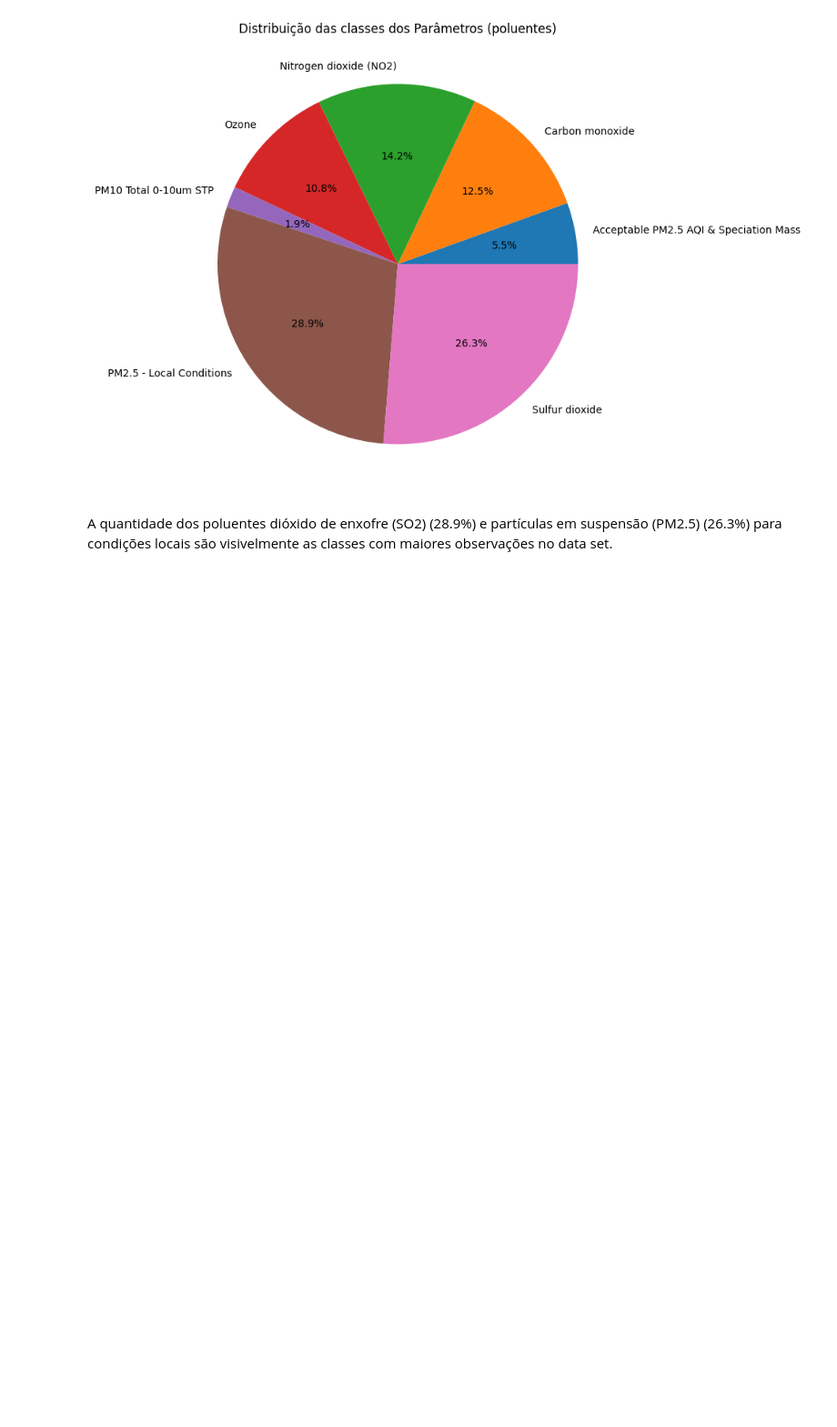
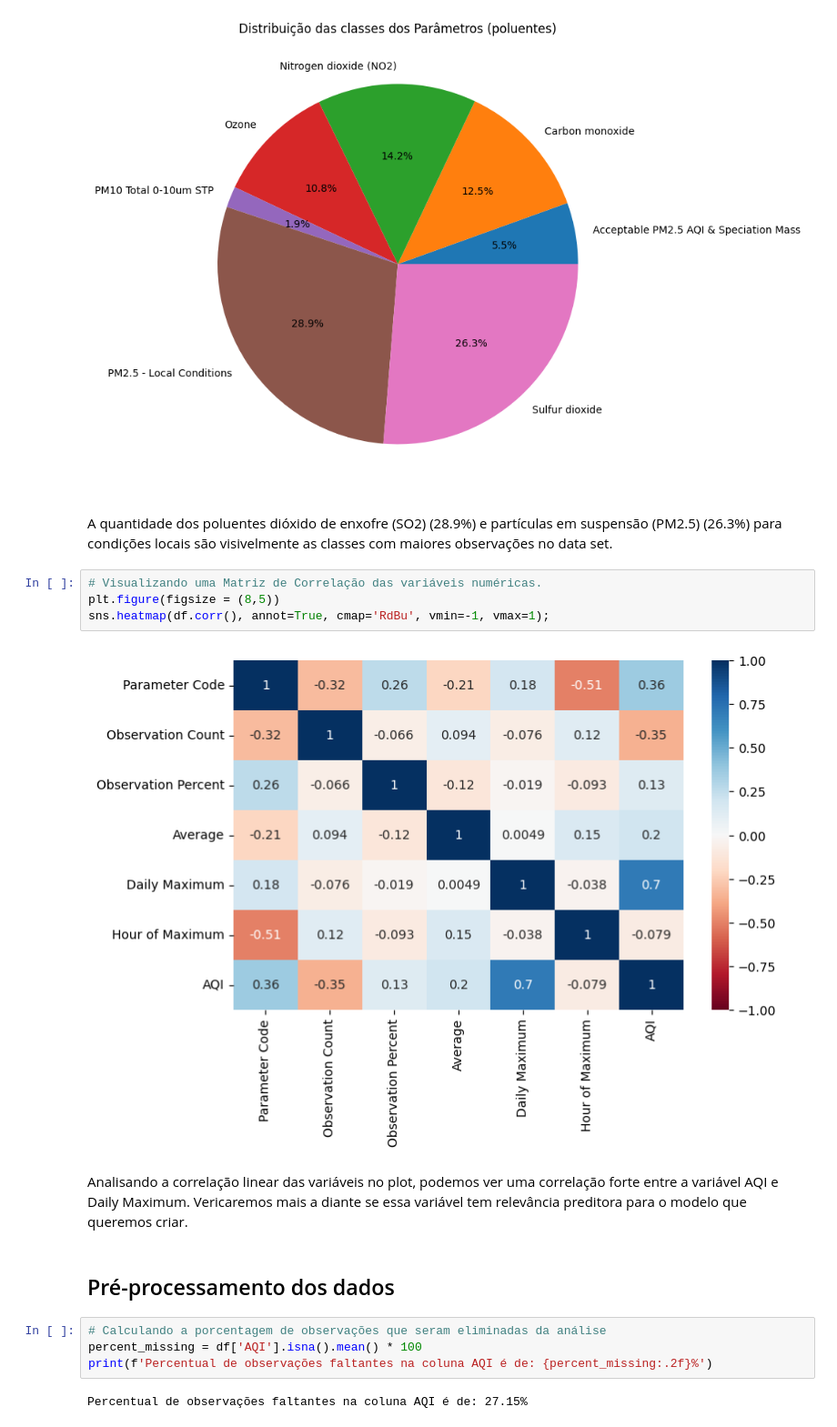
Before and after one commit to ViniciusMRod/MVP_Sprint01_PUC_Rio, a Jupyter notebook: MVP_Sprint01.ipynb, the cells around one changed output. Shown at 91% size. Drawn from its saved outputs; the diff is of its cells as text; blank space fills up the shorter version.

```diff
--- a/MVP_Sprint01.ipynb
+++ b/MVP_Sprint01.ipynb
@@ -184,3 +195,19 @@ plt.show()
 [figure]
 # %% [markdown]
 A quantidade dos poluentes dióxido de enxofre (SO2) (28.9%) e partículas em suspensão (PM2.5) (26.3%) para condições locais são visivelmente as classes com maiores observações no data set.
+# %%
+# Visualizando uma Matriz de Correlação das variáveis numéricas.
+plt.figure(figsize = (8,5))
+sns.heatmap(df.corr(), annot=True, cmap='RdBu', vmin=-1, vmax=1);
+# %% [output]
+[figure, added]
+# %% [markdown]
+Analisando a correlação linear das variáveis no plot, podemos ver uma correlação forte entre a variável AQI e Daily Maximum. Vericaremos mais a diante se essa variável tem relevância preditora para o modelo que queremos criar.
+# %% [markdown]
+## Pré-processamento dos dados
+# %%
+# Calculando a porcentagem de observações que seram eliminadas da análise
+percent_missing = df['AQI'].isna().mean() * 100
+print(f'Percentual de observações faltantes na coluna AQI é de: {percent_missing:.2f}%')
+# %% [output]
+Percentual de observações faltantes na coluna AQI é de: 27.15%
```
Also changed, not shown: parts of 16 cells of this notebook.
